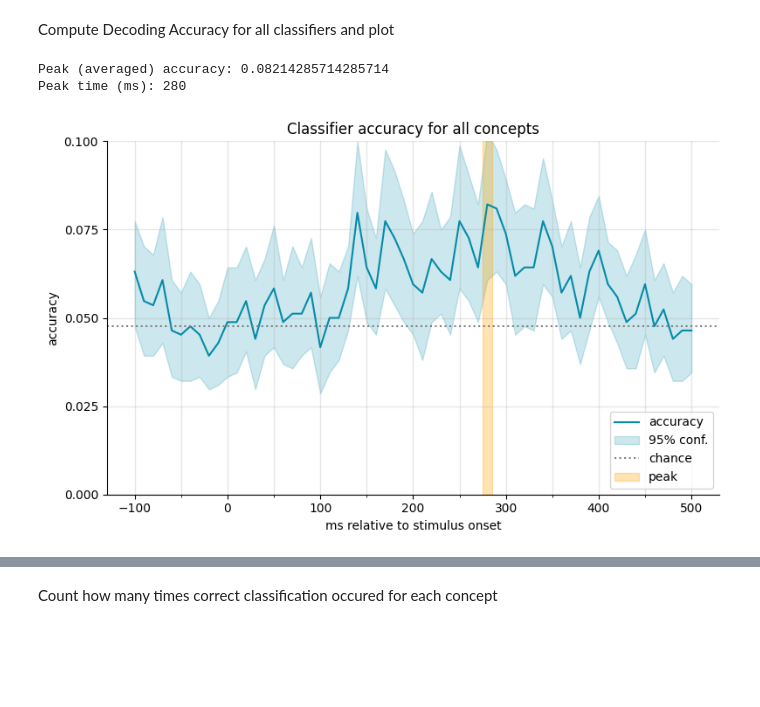
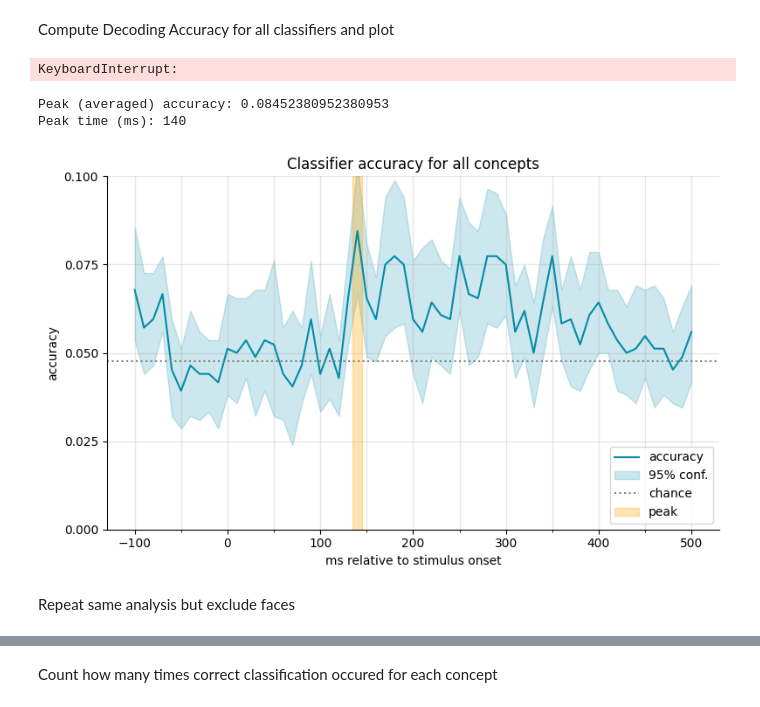
Before and after one commit to sianna338/TSRlearn, a Jupyter notebook: Analysis/01_decoding_pilot.ipynb, the cells around one changed output, grey strips where cells are left out. Drawn from its saved outputs; the diff is of its cells as text; code cells hidden in the pictures; blank space fills up the shorter version.

Commit message:
try to make new plots

```diff
--- a/Analysis/01_decoding_pilot.ipynb
+++ b/Analysis/01_decoding_pilot.ipynb
@@ -26,7 +28,7 @@ subject_list = [subject_name]
 
 data_path = os.path.join(data_filepath + subject_name)
 
-ex_per_fold = 1
+ex_per_fold = 2
 
 clf_params = {
     "C": 1 / 0.006,
@@ -101,8 +103,16 @@ Compute Decoding Accuracy for all classifiers and plot
 # %%
 ## Calculation of best timepoint and leave-one-out cross-validation
 res = utils.get_best_timepoint(
-       data_x, data_y, clf=clf, subj=subject_name, ex_per_fold=ex_per_fold,
+       data_x, data_y, clf=clf,
+       subj=subject_name, ex_per_fold=ex_per_fold,
        return_preds=True
    )
 
 df_out=res[0]
+preds = res[1]
+
+# save
+# with open("res_pilot1.pkl", "wb") as f:
+#    pickle.dump(res, f)
+# %% [output]
+KeyboardInterrupt:
@@ -111,40 +129,44 @@ df_out=res[0]
 # mean across folds at each timepoint
 g = df_out.groupby("timepoint", sort=True)["mean_accuracy"]
 curve_mean = g.mean()
-curve_ci   = 1.96 * g.std(ddof=1) / np.sqrt(g.count())  # optional for CI
+# curve_ci   = 1.96 * g.std(ddof=1) / np.sqrt(g.count())
 
 peak_time = curve_mean.idxmax()
 peak_acc  = curve_mean.max()
 
 print("Peak (averaged) accuracy:", peak_acc)
 print("Peak time (ms):", peak_time)
 
 
 # plot predictions over time: one subplot per classifier
 fig = plt.figure(figsize=(8,5))
 ax = fig.subplots()
 sns.despine()
 
 
 utils.plot_decoding_accuracy(
-    df_out, x="timepoint", y="mean_accuracy", ax=ax, color=colors_list[2]
+    df_out, x="timepoint", y="mean_accuracy", ax=ax, color=colors_list[2],
+    chance=(1/len(concepts))
 )
 ax.set(
     xlabel="ms relative to stimulus onset",
     ylabel="accuracy",
-    title=f"Classifier accuracy for all concepts",
+    title="Classifier accuracy for all concepts",
 )
 ax.set_ylim(0, 0.1)
 ax.set_yticks([0, 0.025, 0.05, 0.075,0.1])
-# draw the band at the correct place
+
+# highlight peak decoding time
 ax.axvspan(peak_time - 5, peak_time + 5, alpha=0.3, color="orange")
 
 ax.legend(["accuracy", "95% conf.", "chance", "peak"], loc="lower right")
 
 plt.tight_layout()
 plt.pause(0.1)
-fig.savefig(f"decoding_accuracy_pilot1.png", bbox_inches="tight")
+#fig.savefig(f"decoding_accuracy_pilot1.png", bbox_inches="tight")
 # %% [output]
-Peak (averaged) accuracy: 0.08214285714285714
-Peak time (ms): 280
+Peak (averaged) accuracy: 0.08452380952380953
+Peak time (ms): 140
-[figure, old version]
+[figure, new version]
+# %% [markdown]
+Repeat same analysis but exclude faces
```
Also changed, not shown: parts of 17 cells of this notebook, 2 other files.
